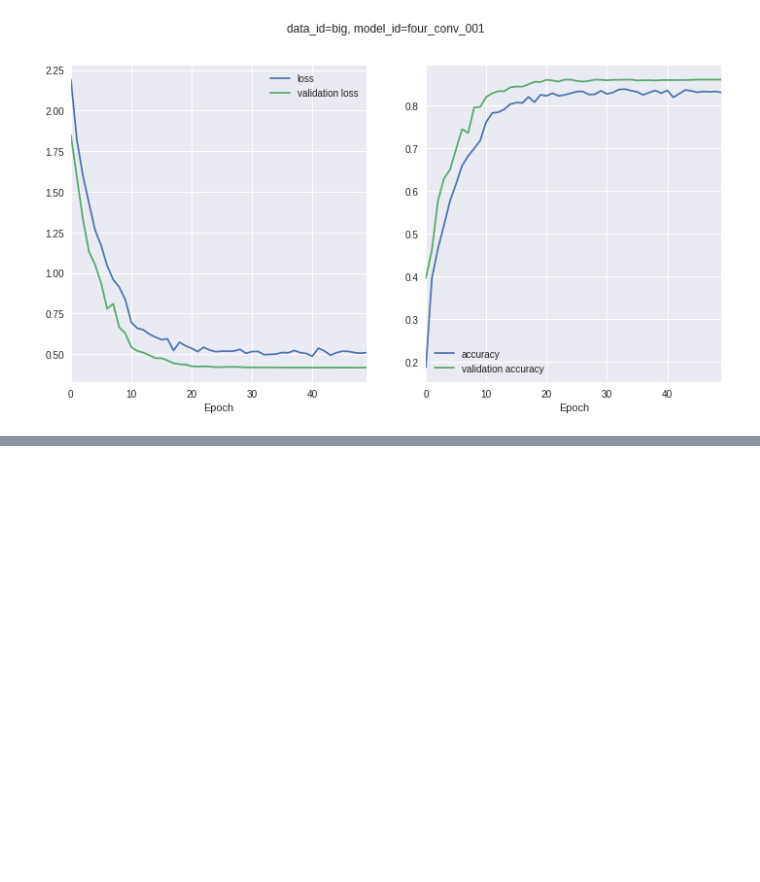
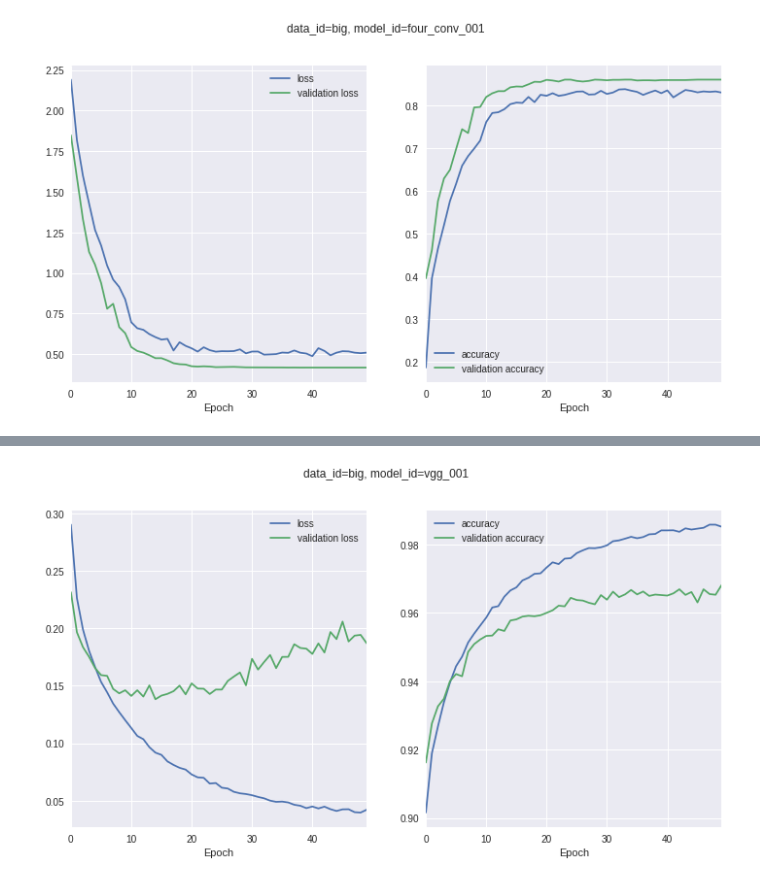
Before and after one commit to evrenp/simpsons, a Jupyter notebook: notebooks/training_results.ipynb, the cells around one changed output, grey strips where cells are left out. Saved outputs shown, nothing was run; the diff lists cells and outputs as text; code cells hidden in the pictures; blank space fills up the shorter version.

```diff
--- a/notebooks/training_results.ipynb
+++ b/notebooks/training_results.ipynb
@@ -96,0 +142,4 @@ monitor.plot_history()
+# %%
+monitor.plot_history()
+# %% [output]
+[figure, added]
```
Also changed, not shown: parts of 11 cells of this notebook.
